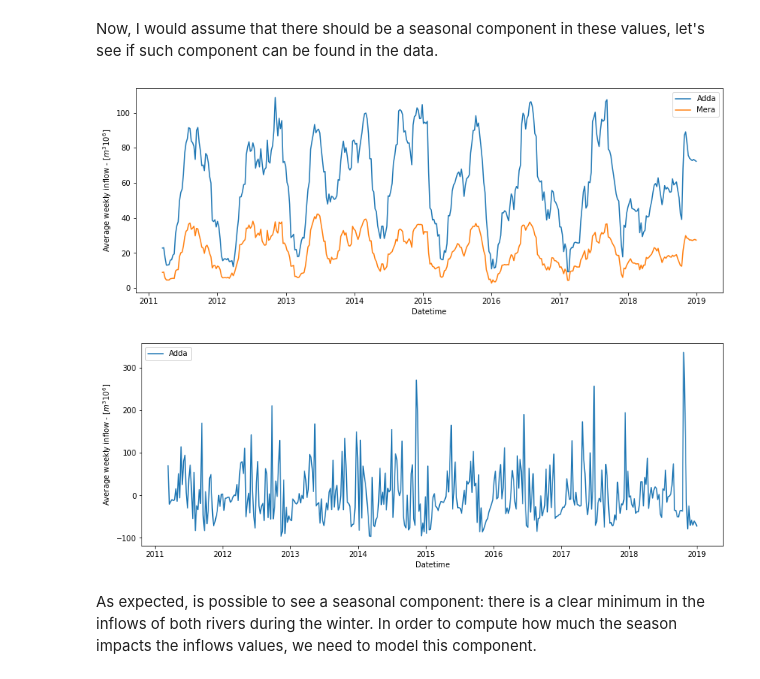
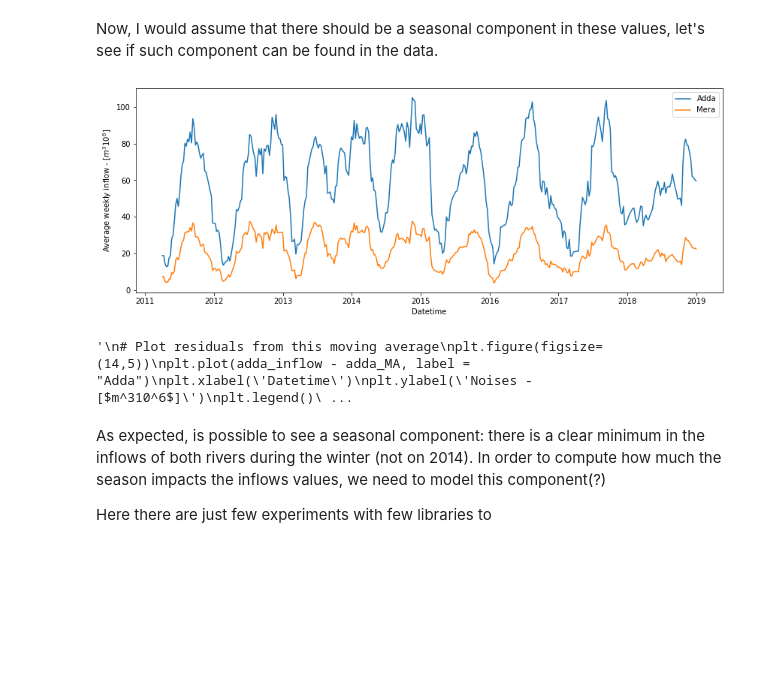
Before and after one commit to francescovidaich964/Como_lake, a Jupyter notebook: Como_Lake_test.ipynb, the cells around one changed output. Cells and saved outputs as stored; diff of their text form; code cells hidden in the pictures; blank space fills up the shorter version.

```diff
--- a/Como_Lake_test.ipynb
+++ b/Como_Lake_test.ipynb
@@ -140,28 +141,32 @@ plt.show()
 Now, I would assume that there should be a seasonal component in these values, let's see if such component can be found in the data.
 # %%
 # Perform moving average
-window_size = 12
+window_size = 15
 adda_MA = adda_inflow.rolling(window_size).mean()
 mera_MA = mera_inflow.rolling(window_size).mean()
 
 # Plot filtered signals
 plt.figure(figsize=(14,5))
 plt.plot(adda_MA, label = "Adda")
 plt.plot(mera_MA, label = "Mera")
 plt.xlabel('Datetime')
 plt.ylabel('Average weekly inflow - [$m^310^6$]')
 plt.legend()
 plt.show()
 
+"""
+# Plot residuals from this moving average
 plt.figure(figsize=(14,5))
 plt.plot(adda_inflow - adda_MA, label = "Adda")
-#plt.plot(mera_MA, label = "Mera")
 plt.xlabel('Datetime')
-plt.ylabel('Average weekly inflow - [$m^310^6$]')
+plt.ylabel('Noises - [$m^310^6$]')
 plt.legend()
 plt.show()
+"""
 # %% [output]
-[figure, old version]
+[figure, new version]
-[figure, removed]
+'\n# Plot residuals from this moving average\nplt.figure(figsize=(14,5))\nplt.plot(adda_inflow - adda_MA, label = "Adda")\nplt.xlabel(\'Datetime\')\nplt.ylabel(\'Noises - [$m^310^6$]\')\nplt.legend()\ ...
 # %% [markdown]
-As expected, is possible to see a seasonal component: there is a clear minimum in the inflows of both rivers during the winter. In order to compute how much the season impacts the inflows values, we need to model this component.
+As expected, is possible to see a seasonal component: there is a clear minimum in the inflows of both rivers during the winter (not on 2014). In order to compute how much the season impacts the inflows values, we need to model this component(?)
+
+Here there are just few experiments with few libraries to
```
Also changed, not shown: parts of 4 cells of this notebook.
